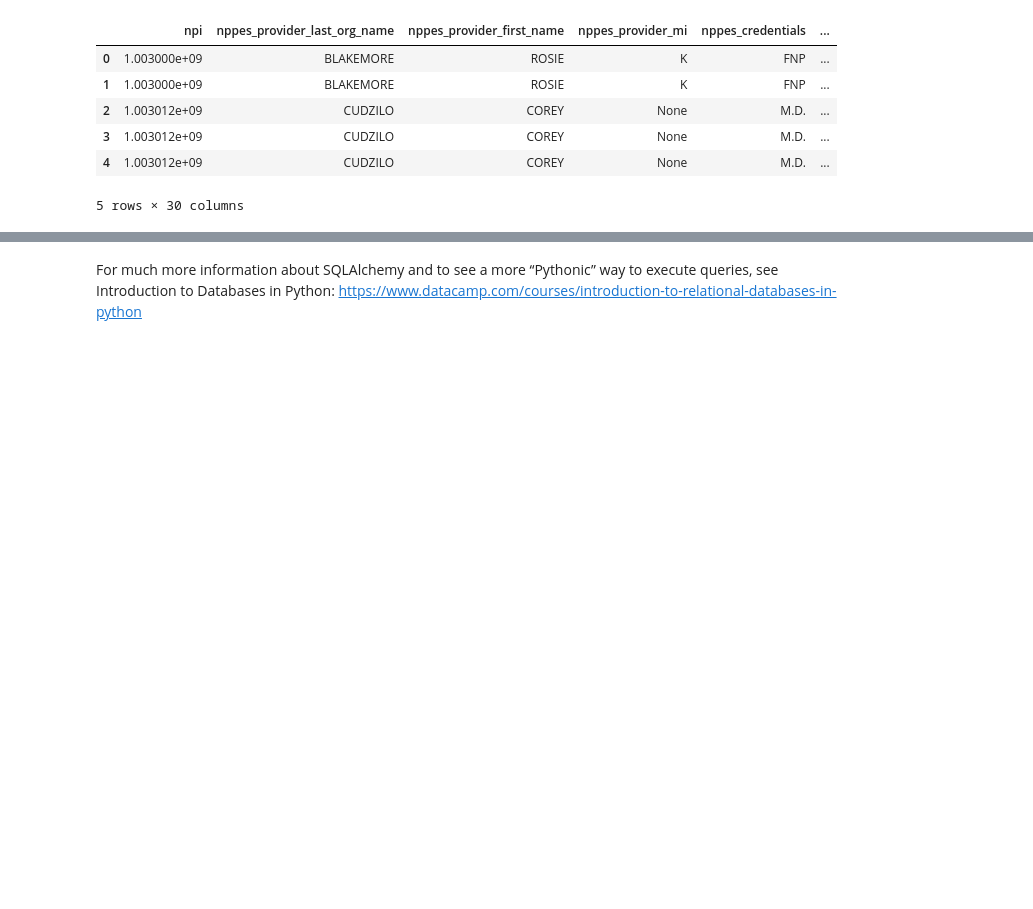
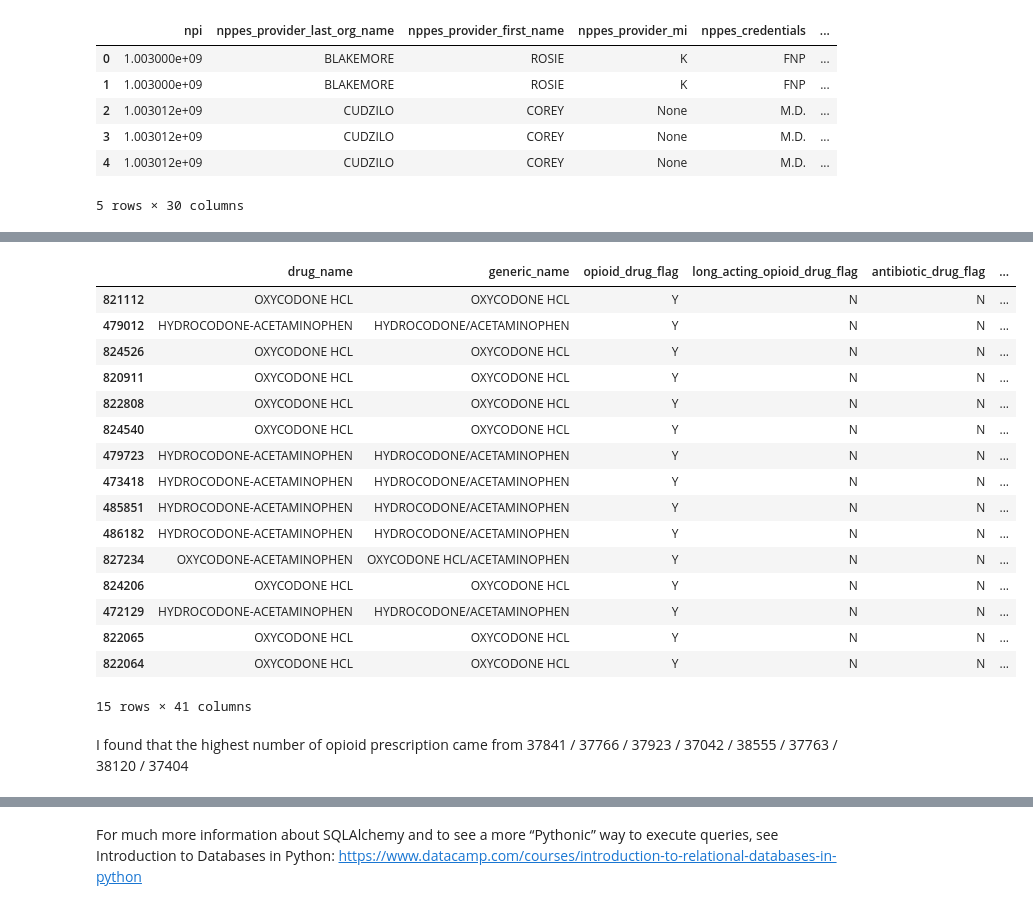
Before and after one commit to NSS-Data-Analytics-Cohort-12/prescribers-python-da12-v2-pandamore, a Jupyter notebook: notebooks/prescribers.ipynb, the cells around one changed output, grey strips where cells are left out. Cells and saved outputs as stored; diff of their text form; code cells hidden in the pictures; blank space fills up the shorter version.

```diff
--- a/notebooks/prescribers.ipynb
+++ b/notebooks/prescribers.ipynb
@@ -123,0 +128,3 @@ op_df_sorted.head()
+# %%
+combo_3 = pd.merge(combo_2, provider, on = 'npi', how='inner')
+combo_3.head()
@@ -123,0 +139,25 @@ op_df_sorted.head()
+# %%
+combo_4 = pd.merge(combo_3, location, left_on = 'nppes_provider_zip5', right_on = 'zip', how = 'inner')
+combo_4_df = combo_4.loc[combo_4['opioid_drug_flag'] == 'Y']
+combo_4_df_sorted = combo_4_df.sort_values('total_claim_count', ascending = False)
+combo_4_df_sorted.head(15)
+# %% [output]
+|  | drug_name | generic_name | opioid_drug_flag | long_acting_opioid_drug_flag | antibiotic_drug_flag | ... |
+| 821112 | OXYCODONE HCL | OXYCODONE HCL | Y | N | N | ... |
+| 479012 | HYDROCODONE-ACETAMINOPHEN | HYDROCODONE/ACETAMINOPHEN | Y | N | N | ... |
+| 824526 | OXYCODONE HCL | OXYCODONE HCL | Y | N | N | ... |
+| 820911 | OXYCODONE HCL | OXYCODONE HCL | Y | N | N | ... |
+| 822808 | OXYCODONE HCL | OXYCODONE HCL | Y | N | N | ... |
+| 824540 | OXYCODONE HCL | OXYCODONE HCL | Y | N | N | ... |
+| 479723 | HYDROCODONE-ACETAMINOPHEN | HYDROCODONE/ACETAMINOPHEN | Y | N | N | ... |
+| 473418 | HYDROCODONE-ACETAMINOPHEN | HYDROCODONE/ACETAMINOPHEN | Y | N | N | ... |
+| 485851 | HYDROCODONE-ACETAMINOPHEN | HYDROCODONE/ACETAMINOPHEN | Y | N | N | ... |
+| 486182 | HYDROCODONE-ACETAMINOPHEN | HYDROCODONE/ACETAMINOPHEN | Y | N | N | ... |
+| 827234 | OXYCODONE-ACETAMINOPHEN | OXYCODONE HCL/ACETAMINOPHEN | Y | N | N | ... |
+| 824206 | OXYCODONE HCL | OXYCODONE HCL | Y | N | N | ... |
+| 472129 | HYDROCODONE-ACETAMINOPHEN | HYDROCODONE/ACETAMINOPHEN | Y | N | N | ... |
+| 822065 | OXYCODONE HCL | OXYCODONE HCL | Y | N | N | ... |
+| 822064 | OXYCODONE HCL | OXYCODONE HCL | Y | N | N | ... |
+15 rows × 41 columns
+# %% [markdown]
+I found that the highest number of opioid prescription came from 37841 / 37766 / 37923 / 37042 / 38555 / 37763 / 38120 / 37404
```
Also changed, not shown: parts of 8 cells of this notebook.
